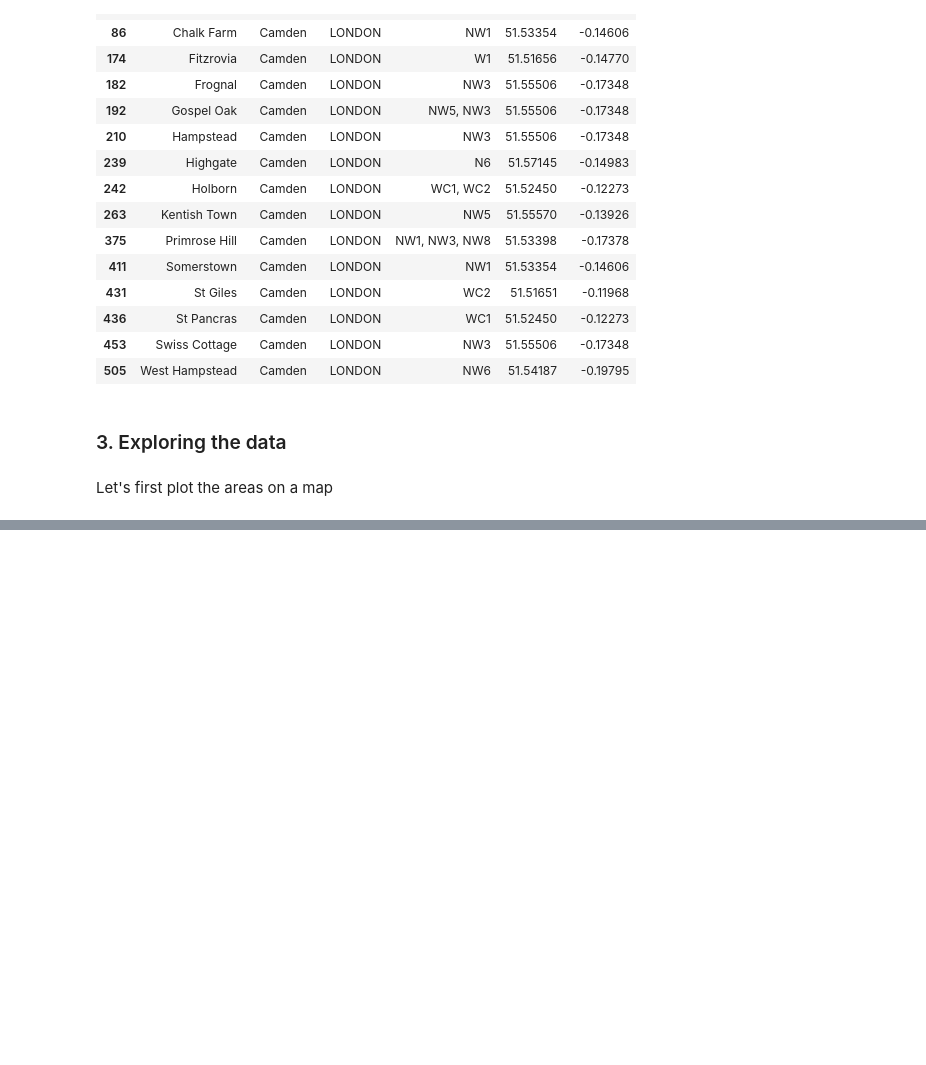
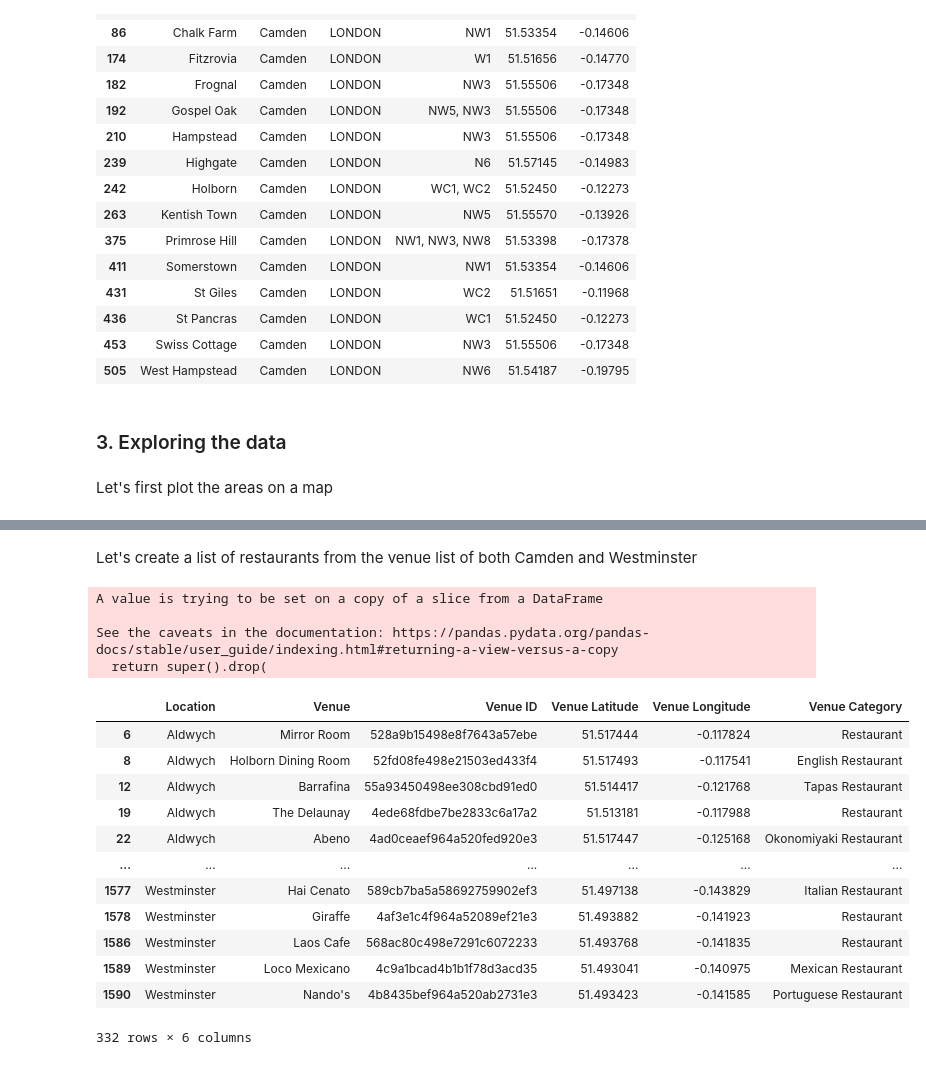
Before and after one commit to paul3bin/Coursera_Capstone, a Jupyter notebook: Battle_of_Neighborhoods_Project.ipynb, the cells around one changed output, grey strips where cells are left out. Drawn from its saved outputs; the diff is of its cells as text; code cells hidden in the pictures; blank space fills up the shorter version.

```diff
--- a/Battle_of_Neighborhoods_Project.ipynb
+++ b/Battle_of_Neighborhoods_Project.ipynb
@@ -468,0 +467,24 @@ Name: categories, dtype: int64
+# %% [markdown]
+Let's create a list of restaurants from the venue list of both Camden and Westminster
+# %%
+westminster_restaurants = westminster_venues[westminster_venues['Restaurants?']==True]
+westminster_restaurants.drop('Restaurants?',axis=1,inplace=True)
+westminster_restaurants
+# %% [output]
+A value is trying to be set on a copy of a slice from a DataFrame
+
+See the caveats in the documentation: https://pandas.pydata.org/pandas-docs/stable/user_guide/indexing.html#returning-a-view-versus-a-copy
+  return super().drop(
+|  | Location | Venue | Venue ID | Venue Latitude | Venue Longitude | Venue Category |
+| 6 | Aldwych | Mirror Room | 528a9b15498e8f7643a57ebe | 51.517444 | -0.117824 | Restaurant |
+| 8 | Aldwych | Holborn Dining Room | 52fd08fe498e21503ed433f4 | 51.517493 | -0.117541 | English Restaurant |
+| 12 | Aldwych | Barrafina | 55a93450498ee308cbd91ed0 | 51.514417 | -0.121768 | Tapas Restaurant |
+| 19 | Aldwych | The Delaunay | 4ede68fdbe7be2833c6a17a2 | 51.513181 | -0.117988 | Restaurant |
+| 22 | Aldwych | Abeno | 4ad0ceaef964a520fed920e3 | 51.517447 | -0.125168 | Okonomiyaki Restaurant |
+| ... | ... | ... | ... | ... | ... | ... |
+| 1577 | Westminster | Hai Cenato | 589cb7ba5a58692759902ef3 | 51.497138 | -0.143829 | Italian Restaurant |
+| 1578 | Westminster | Giraffe | 4af3e1c4f964a52089ef21e3 | 51.493882 | -0.141923 | Restaurant |
+| 1586 | Westminster | Laos Cafe | 568ac80c498e7291c6072233 | 51.493768 | -0.141835 | Restaurant |
+| 1589 | Westminster | Loco Mexicano | 4c9a1bcad4b1b1f78d3acd35 | 51.493041 | -0.140975 | Mexican Restaurant |
+| 1590 | Westminster | Nando's | 4b8435bef964a520ab2731e3 | 51.493423 | -0.141585 | Portuguese Restaurant |
+332 rows × 6 columns
```
Also changed, not shown: parts of 26 cells of this notebook.
